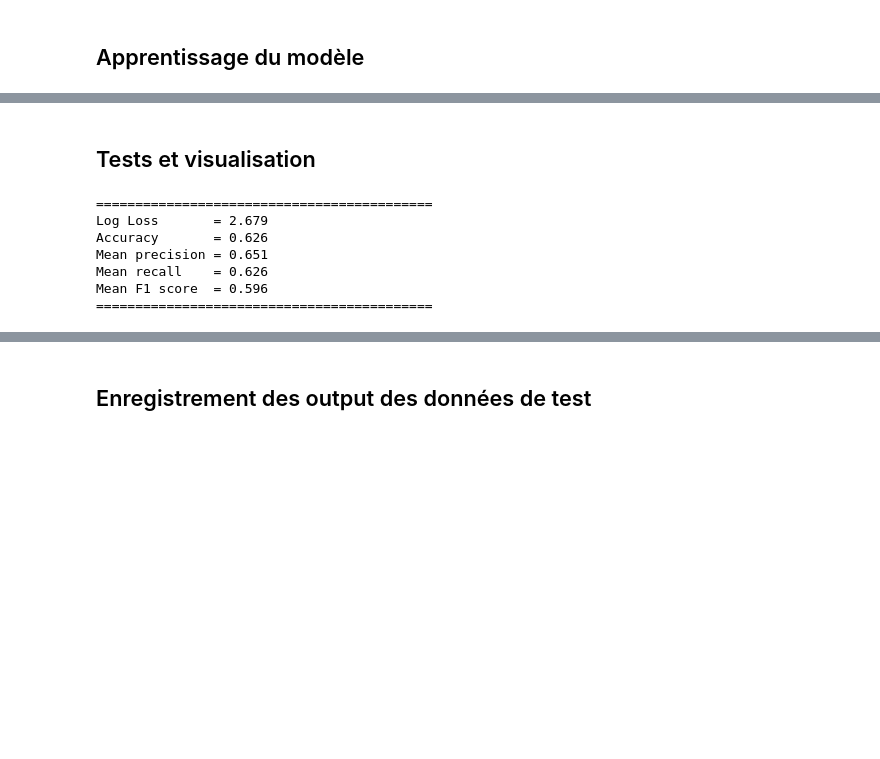
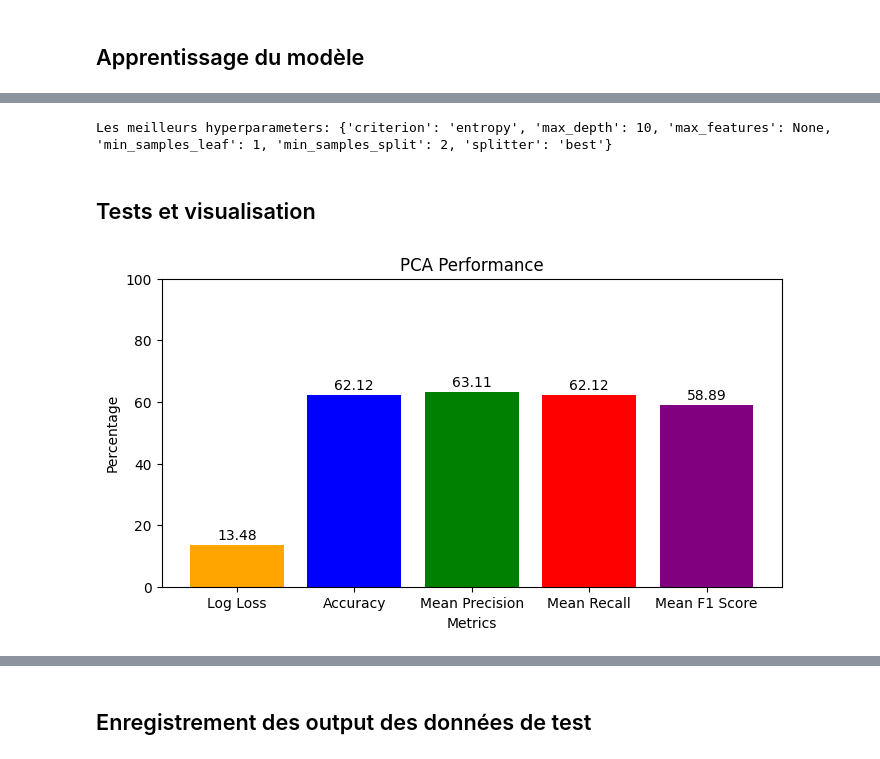
Before and after one commit to KHALOUIoussama/IFT712-Project, a Jupyter notebook: notebooks/notebook.ipynb, the cells around one changed output, grey strips where cells are left out. Cells and saved outputs as stored; diff of their text form; code cells hidden in the pictures; blank space fills up the shorter version.

```diff
--- a/notebooks/notebook.ipynb
+++ b/notebooks/notebook.ipynb
@@ -34,7 +43,7 @@ superclasses_path = '../data/processed/superclasses.csv'
 # %% [markdown]
 ## Chargement des données
 # %%
-data_path = raw_path
+data_path = pca_path
 # data_path = superclasses_path
 # %%
 dataManager = DataManager(data_path=data_path, test_path=test_path)
@@ -120,4 +137,6 @@ hyperparameters: {'alpha': 0.2, 'max_iter': 100}
 # %%
-hyperparameters = model.find_optimal_hyperparameters(x_train, t_train, hyperparameters_choices)
-print(f"hyperparameters: {hyperparameters}")
+best_hyperparameters = model.find_optimal_hyperparameters(x_train, t_train, hyperparameters_choices)
+print(f"Les meilleurs hyperparameters: {best_hyperparameters}")
+# %% [output]
+Les meilleurs hyperparameters: {'criterion': 'entropy', 'max_depth': 10, 'max_features': None, 'min_samples_leaf': 1, 'min_samples_split': 2, 'splitter': 'best'}
 # %%
@@ -130,13 +149,5 @@ t_pred_proba = model.predict_proba(x_test)
 # %%
-visualize = Visualize(constants, t_test, t_pred, t_pred_proba)
+visualize = Visualize(constants, t_test, t_pred, t_pred_proba) #PCA
+visualize.plot_mean_scores(title="PCA Performance")
+# %% [output]
+[figure, added]
-# %%
-# visualize.print_labels_scores()
-visualize.print_mean_scores()
-# %% [output]
-===========================================
-Log Loss       = 2.679
-Accuracy       = 0.626
-Mean precision = 0.651
-Mean recall    = 0.626
-Mean F1 score  = 0.596
-===========================================
```
Also changed, not shown: parts of 17 cells of this notebook, 3 other files.
